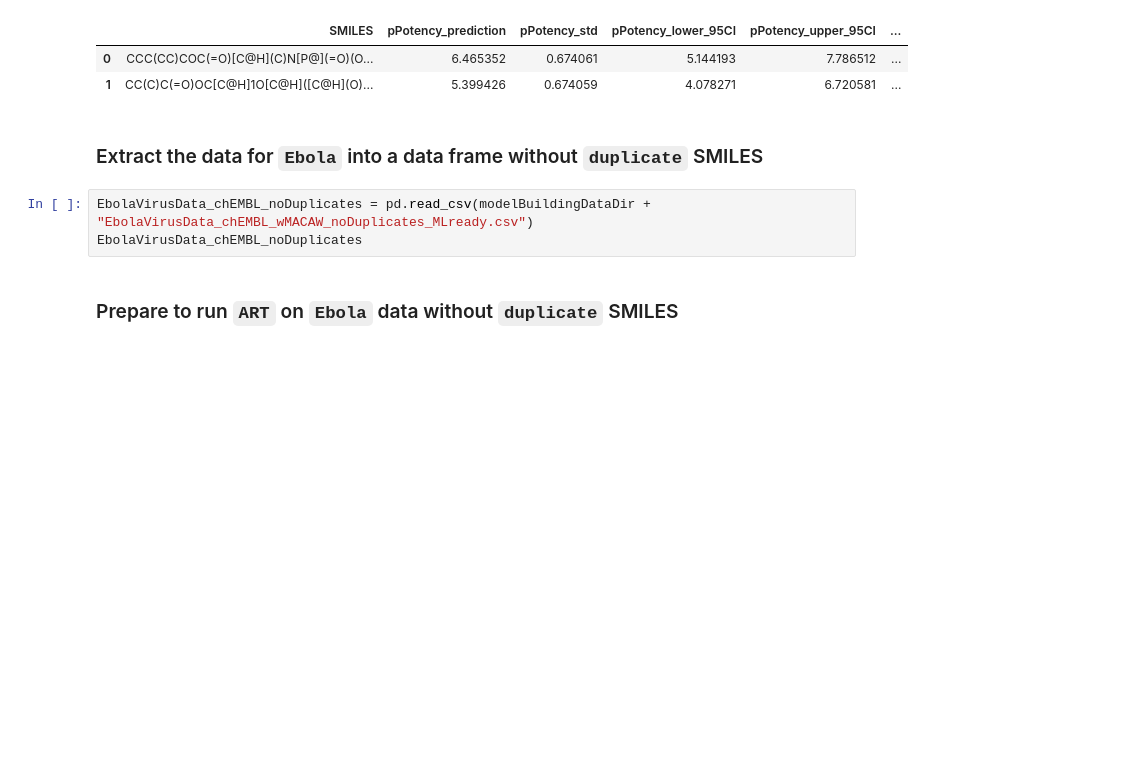
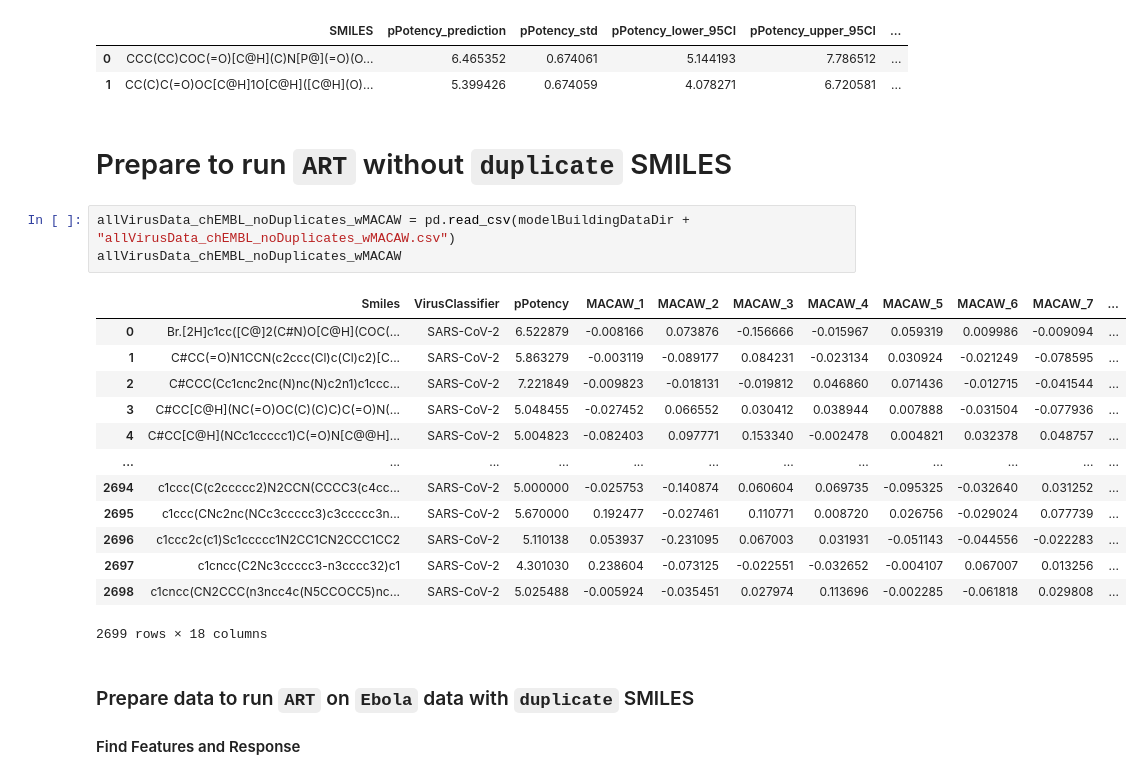
Before and after one commit to soumyadeepghosh35/DTRA_ART, a Jupyter notebook: DTRA_project_notebooks/Step5_ART_allVirus.ipynb, the cells around one changed output. Saved outputs shown, nothing was run; the diff lists cells and outputs as text; blank space fills up the shorter version.

Commit message:
now ART can run without duplicate smiles for all virus +lassa + anthrax

```diff
--- a/DTRA_project_notebooks/Step5_ART_allVirus.ipynb
+++ b/DTRA_project_notebooks/Step5_ART_allVirus.ipynb
@@ -520,10 +520,26 @@ Predictions saved with uncertainty estimates
 |  | SMILES | pPotency_prediction | pPotency_std | pPotency_lower_95CI | pPotency_upper_95CI | ... |
 | 0 | CCC(CC)COC(=O)[C@H](C)N[P@](=O)(O... | 6.465352 | 0.674061 | 5.144193 | 7.786512 | ... |
 | 1 | CC(C)C(=O)OC[C@H]1O[C@H]([C@H](O)... | 5.399426 | 0.674059 | 4.078271 | 6.720581 | ... |
-# %% [markdown]
-### Extract the data for `Ebola` into a data frame without `duplicate` SMILES
-# %%
-EbolaVirusData_chEMBL_noDuplicates = pd.read_csv(modelBuildingDataDir + "EbolaVirusData_chEMBL_wMACAW_noDuplicates_MLready.csv")
-EbolaVirusData_chEMBL_noDuplicates
 # %% [markdown]
-### Prepare to run `ART` on `Ebola` data without `duplicate` SMILES
+# Prepare to run `ART` without `duplicate` SMILES
+# %%
+allVirusData_chEMBL_noDuplicates_wMACAW = pd.read_csv(modelBuildingDataDir + "allVirusData_chEMBL_noDuplicates_wMACAW.csv")
+allVirusData_chEMBL_noDuplicates_wMACAW
+# %% [output]
+|  | Smiles | VirusClassifier | pPotency | MACAW_1 | MACAW_2 | MACAW_3 | MACAW_4 | MACAW_5 | MACAW_6 | MACAW_7 | ... |
+| 0 | Br.[2H]c1cc([C@]2(C#N)O[C@H](COC(... | SARS-CoV-2 | 6.522879 | -0.008166 | 0.073876 | -0.156666 | -0.015967 | 0.059319 | 0.009986 | -0.009094 | ... |
+| 1 | C#CC(=O)N1CCN(c2ccc(Cl)c(Cl)c2)[C... | SARS-CoV-2 | 5.863279 | -0.003119 | -0.089177 | 0.084231 | -0.023134 | 0.030924 | -0.021249 | -0.078595 | ... |
+| 2 | C#CCC(Cc1cnc2nc(N)nc(N)c2n1)c1ccc... | SARS-CoV-2 | 7.221849 | -0.009823 | -0.018131 | -0.019812 | 0.046860 | 0.071436 | -0.012715 | -0.041544 | ... |
+| 3 | C#CC[C@H](NC(=O)OC(C)(C)C)C(=O)N(... | SARS-CoV-2 | 5.048455 | -0.027452 | 0.066552 | 0.030412 | 0.038944 | 0.007888 | -0.031504 | -0.077936 | ... |
+| 4 | C#CC[C@H](NCc1ccccc1)C(=O)N[C@@H]... | SARS-CoV-2 | 5.004823 | -0.082403 | 0.097771 | 0.153340 | -0.002478 | 0.004821 | 0.032378 | 0.048757 | ... |
+| ... | ... | ... | ... | ... | ... | ... | ... | ... | ... | ... | ... |
+| 2694 | c1ccc(C(c2ccccc2)N2CCN(CCCC3(c4cc... | SARS-CoV-2 | 5.000000 | -0.025753 | -0.140874 | 0.060604 | 0.069735 | -0.095325 | -0.032640 | 0.031252 | ... |
+| 2695 | c1ccc(CNc2nc(NCc3ccccc3)c3ccccc3n... | SARS-CoV-2 | 5.670000 | 0.192477 | -0.027461 | 0.110771 | 0.008720 | 0.026756 | -0.029024 | 0.077739 | ... |
+| 2696 | c1ccc2c(c1)Sc1ccccc1N2CC1CN2CCC1CC2 | SARS-CoV-2 | 5.110138 | 0.053937 | -0.231095 | 0.067003 | 0.031931 | -0.051143 | -0.044556 | -0.022283 | ... |
+| 2697 | c1cncc(C2Nc3ccccc3-n3cccc32)c1 | SARS-CoV-2 | 4.301030 | 0.238604 | -0.073125 | -0.022551 | -0.032652 | -0.004107 | 0.067007 | 0.013256 | ... |
+| 2698 | c1cncc(CN2CCC(n3ncc4c(N5CCOCC5)nc... | SARS-CoV-2 | 5.025488 | -0.005924 | -0.035451 | 0.027974 | 0.113696 | -0.002285 | -0.061818 | 0.029808 | ... |
+2699 rows × 18 columns
+# %% [markdown]
+### Prepare data to run `ART` on `Ebola` data with `duplicate` SMILES
+
+#### Find Features and Response
```
Also changed, not shown: parts of 13 cells of this notebook, 2 other files.
